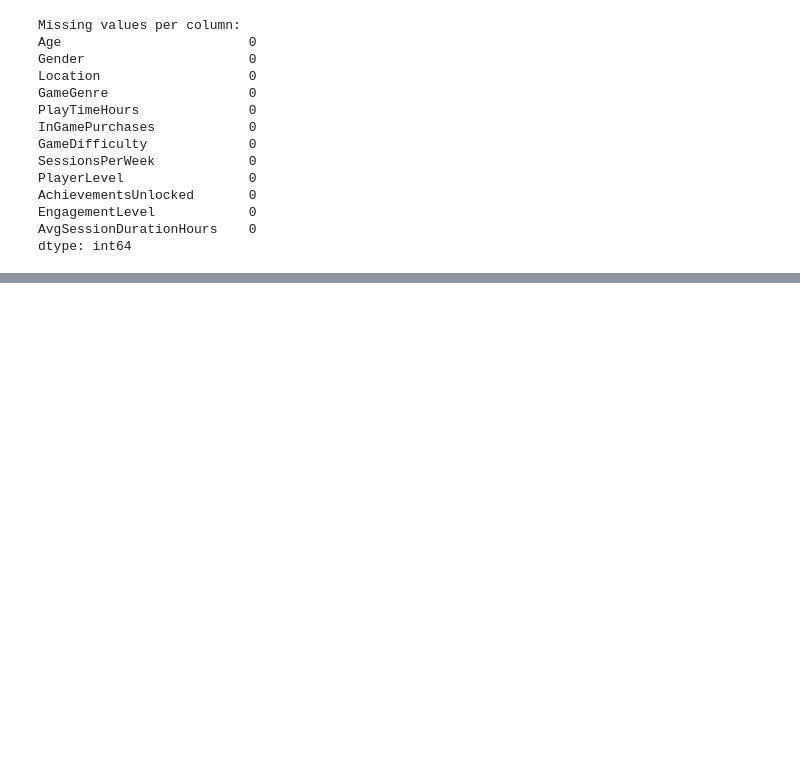
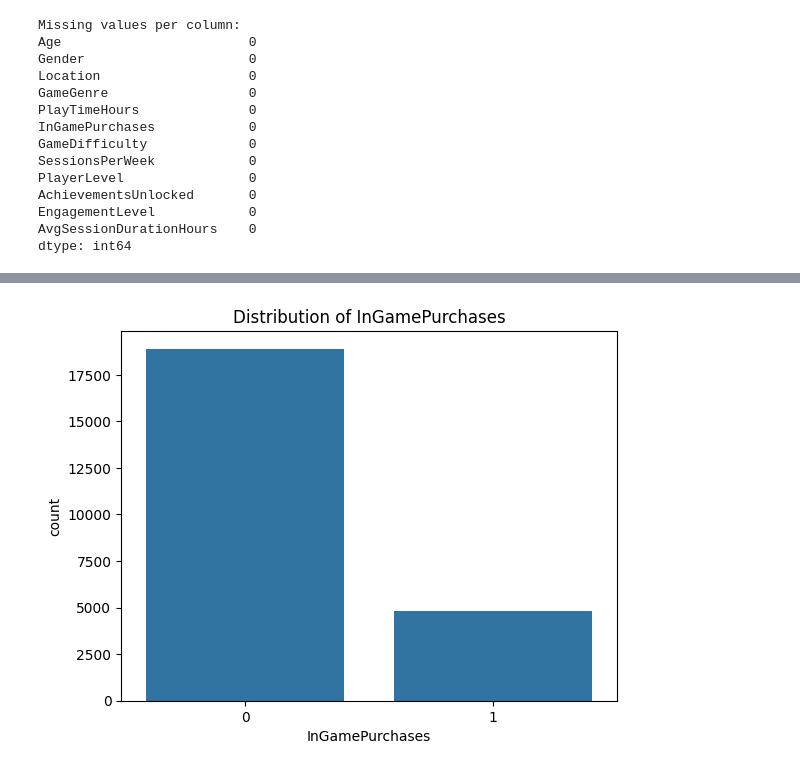
Before and after one commit to p4triko/Microtransaction-Prediction-IDS25, a Jupyter notebook: Project_B10_Predict_Microtransaction.ipynb, the cells around one changed output, grey strips where cells are left out. Saved outputs shown, nothing was run; the diff lists cells and outputs as text; code cells hidden in the pictures; blank space fills up the shorter version.

```diff
--- a/Project_B10_Predict_Microtransaction.ipynb
+++ b/Project_B10_Predict_Microtransaction.ipynb
@@ -147,0 +170,6 @@ df.shape
+# %%
+sns.countplot(x=target_column, data=df)
+plt.title(f"Distribution of {target_column}")
+plt.show()
+# %% [output]
+[figure, added]
```
Also changed, not shown: parts of 8 cells of this notebook.
